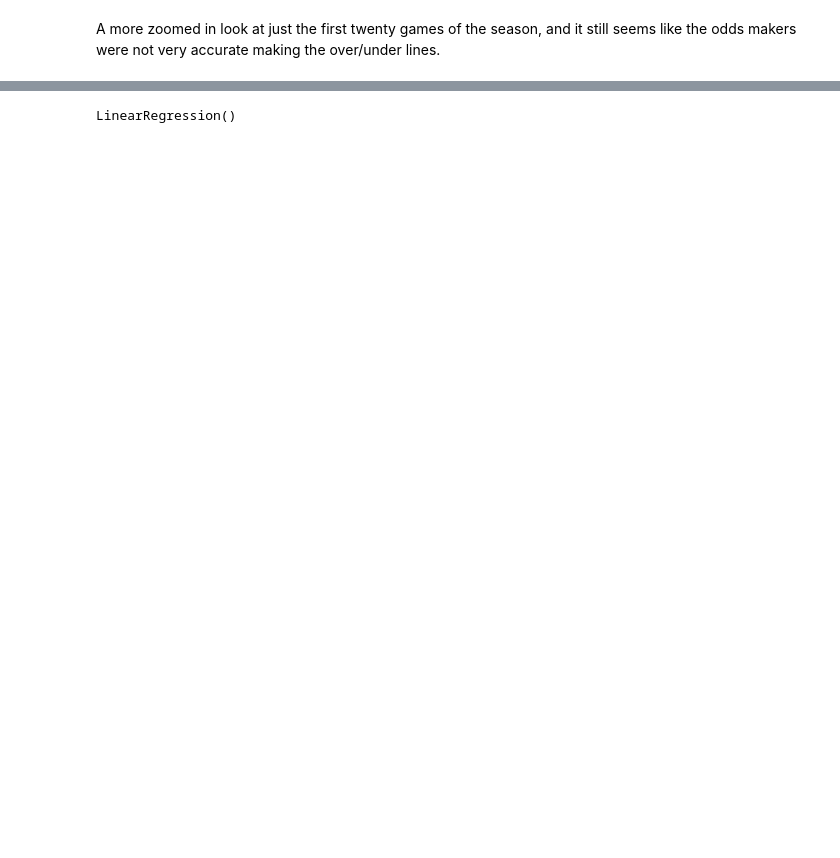
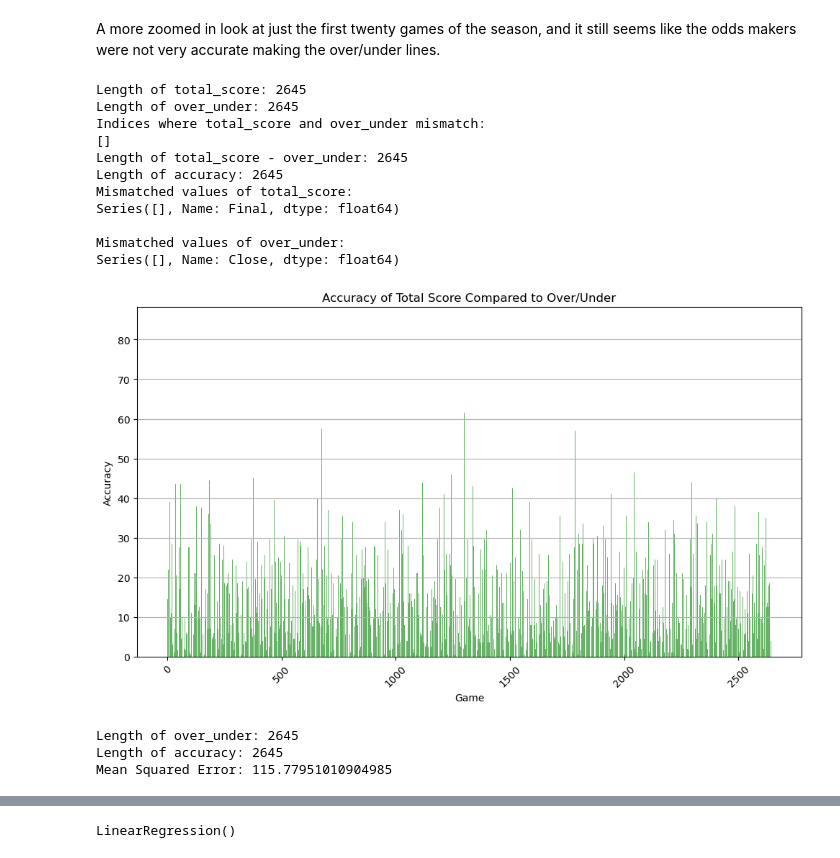
Before and after one commit to ihern/418-Project, a Jupyter notebook: analysis.ipynb, the cells around one changed output, grey strips where cells are left out. Saved outputs shown, nothing was run; the diff lists cells and outputs as text; code cells hidden in the pictures; blank space fills up the shorter version.

```diff
--- a/analysis.ipynb
+++ b/analysis.ipynb
@@ -77,8 +103,71 @@ plt.show()
 # %% [markdown]
 A more zoomed in look at just the first twenty games of the season, and it still seems like the odds makers were not very accurate making the over/under lines.
+# %%
+#over_under = over_under.reset_index(drop=True)
+#total_score = total_score.reset_index(drop=True)
+over_under = over_under.reset_index(drop=True)
+over_under = over_under.reindex(total_score.index)
+accuracy = np.abs(total_score - over_under)
+print("Length of total_score:", len(total_score))
+print("Length of over_under:", len(over_under))
+print("Indices where total_score and over_under mismatch:")
+mismatch_indices = np.where(total_score.index != over_under.index)[0]
+print(mismatch_indices)
+print("Length of total_score - over_under:", len(total_score - over_under))
+print("Length of accuracy:", len(accuracy))
+print("Mismatched values of total_score:")
+print(total_score.iloc[mismatch_indices])
+
+print("\nMismatched values of over_under:")
+print(over_under.iloc[mismatch_indices])
+
+# Create a bar plot for accuracy
+fig, ax = plt.subplots(figsize=(10, 6))
+ax.bar(total_score.index, accuracy, color='g', alpha=0.6)
+ax.set_xlabel("Game")
+ax.set_ylabel("Accuracy")
+ax.set_title("Accuracy of Total Score Compared to Over/Under")
+ax.grid(axis='y')  # Add gridlines
+ax.tick_params(axis='x', rotation=45)  # Rotate x-axis labels for readability
+plt.tight_layout()  # Adjust layout to prevent overlap
+plt.show()
+# %% [output]
+Length of total_score: 2645
+Length of over_under: 2645
+Indices where total_score and over_under mismatch:
+[]
+Length of total_score - over_under: 2645
+Length of accuracy: 2645
+Mismatched values of total_score:
+Series([], Name: Final, dtype: float64)
+
+Mismatched values of over_under:
+Series([], Name: Close, dtype: float64)
+[figure, added]
 # %%
 from sklearn.model_selection import train_test_split
 from sklearn.linear_model import LinearRegression
 from sklearn.metrics import mean_squared_error, r2_score
 
 import numpy as np
+# %%
+# Assuming X contains your features and accuracy is your target variable
+X = np.arange(len(over_under)).reshape(-1, 1)
+print("Length of over_under:", len(over_under))
+print("Length of accuracy:", len(accuracy))
+X_train, X_test, y_train, y_test = train_test_split(X, accuracy, test_size=0.2, random_state=42)
+
+# Initialize and train the model
+model = LinearRegression()
+model.fit(X_train, y_train)
+
+# Make predictions on the test set
+predictions = model.predict(X_test)
+
+# Evaluate the model
+mse = mean_squared_error(y_test, predictions)
+print("Mean Squared Error:", mse)
+# %% [output]
+Length of over_under: 2645
+Length of accuracy: 2645
+Mean Squared Error: 115.77951010904985
```
Also changed, not shown: parts of 8 cells of this notebook.
